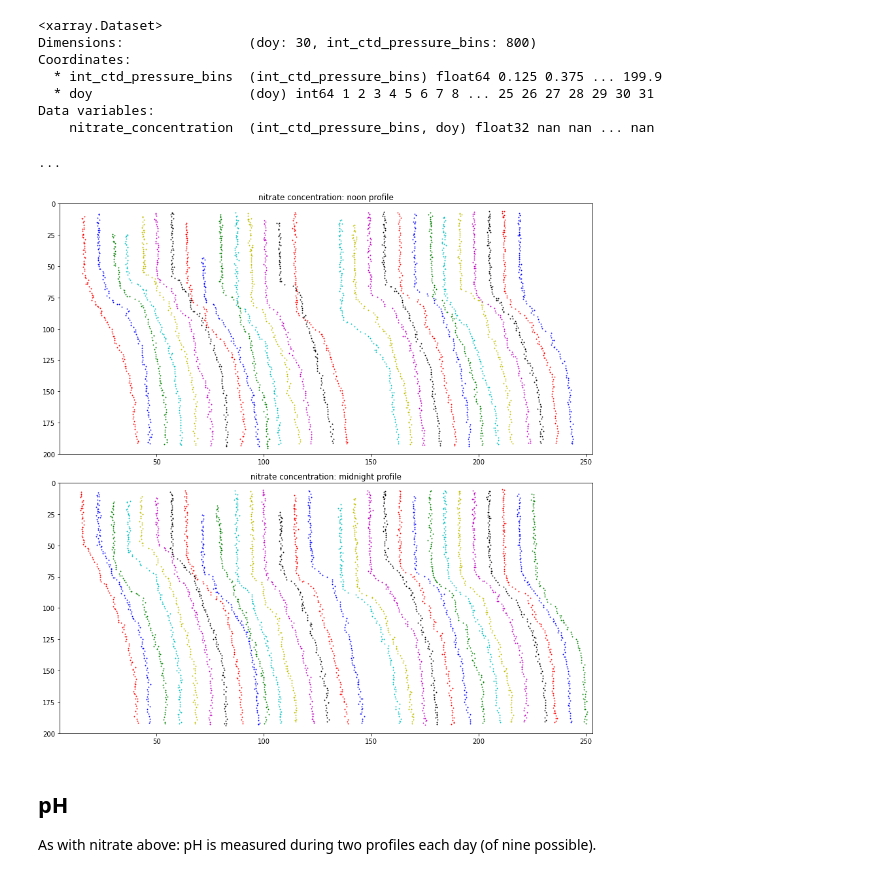
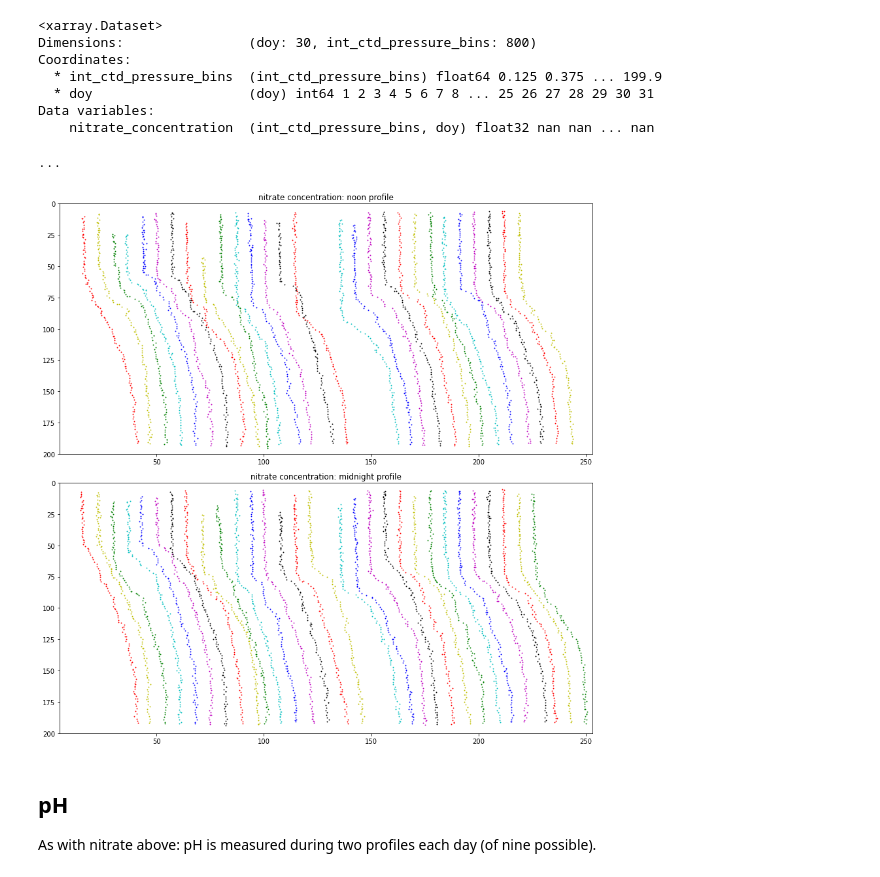
Before and after one commit to lsetiawan/ocean, a Jupyter notebook: Ocean 01 A Photic Zone CTD.ipynb, the cells around one changed output. Cells and saved outputs as stored; diff of their text form; code cells hidden in the pictures.

```diff
--- a/Ocean 01 A Photic Zone CTD.ipynb
+++ b/Ocean 01 A Photic Zone CTD.ipynb
@@ -172,31 +172,31 @@ Data variables:
 # %%
 # to do: auto-detect the data fails on doy 16, 17, 31 rather than hardcode exceptions
 #     try: f = ds_nitrate_noon.nitrate_concentration.sel(doy=16)
 #     except: print('16 bad')
 # to do: print day of month adjacent to profile; verify noon - midn colors match for corresp doy
 
 nProfiles = 30
 profile_shift = 7
-colorwheel = ['k', 'r', 'b', 'g', 'c', 'y', 'm']
+colorwheel = ['k', 'r', 'y', 'g', 'c', 'b', 'm']
 cwmod = len(colorwheel)
 nitrate_upper_bound = 50 + (nProfiles - 1)*profile_shift
 nitrate_lower_bound = 5
 fig, axs = plt.subplots(2,1,figsize=(12,12), tight_layout=True)
 for da_i in ds_nitrate_midn.doy:                # da_ means it is a data array
     i = int(da_i)                               # taking int(da) gives day of month as integer
     if not (i == 16 or i == 17 or i == 31):     # these three days fail to chart (harcoded; see to do)
         axs[0].scatter(ds_nitrate_noon.nitrate_concentration.sel(doy=i) + i*profile_shift, \
             ds_nitrate_noon.int_ctd_pressure_bins,  marker='.', s=3., color=colorwheel[i%cwmod])
         axs[0].set(xlim = (nitrate_lower_bound, nitrate_upper_bound), \
             ylim = (200., 0.), title='nitrate concentration: noon profile')
     axs[1].scatter(ds_nitrate_midn.nitrate_concentration.sel(doy=i)+i*profile_shift, \
         ds_nitrate_midn.int_ctd_pressure_bins,  marker='.', s=3., color=colorwheel[i%cwmod])
     axs[1].set(xlim = (nitrate_lower_bound, nitrate_upper_bound), \
         ylim = (200., 0.), title='nitrate concentration: midnight profile')
 print('...')
 # %% [output]
 ...
-[figure, old version]
+[figure, new version]
 # %% [markdown]
 ## pH
 
```
Also changed, not shown: parts of 14 cells of this notebook, 10 other files.
